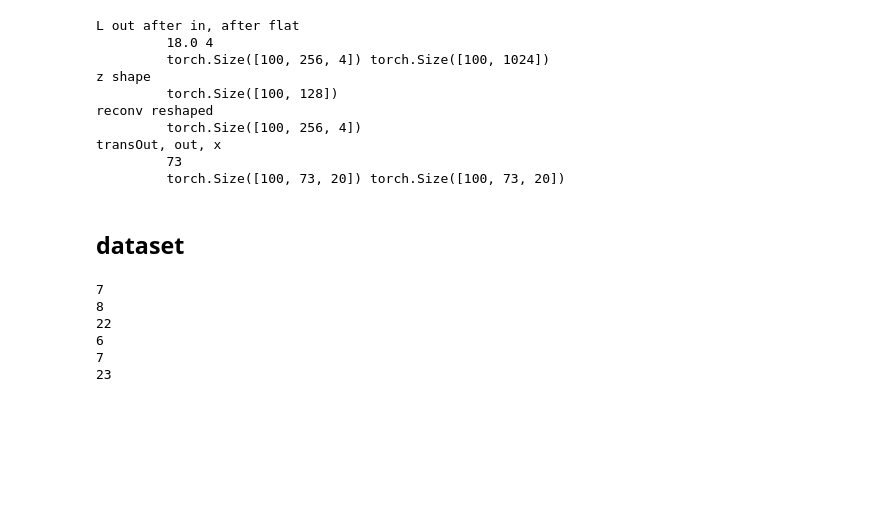
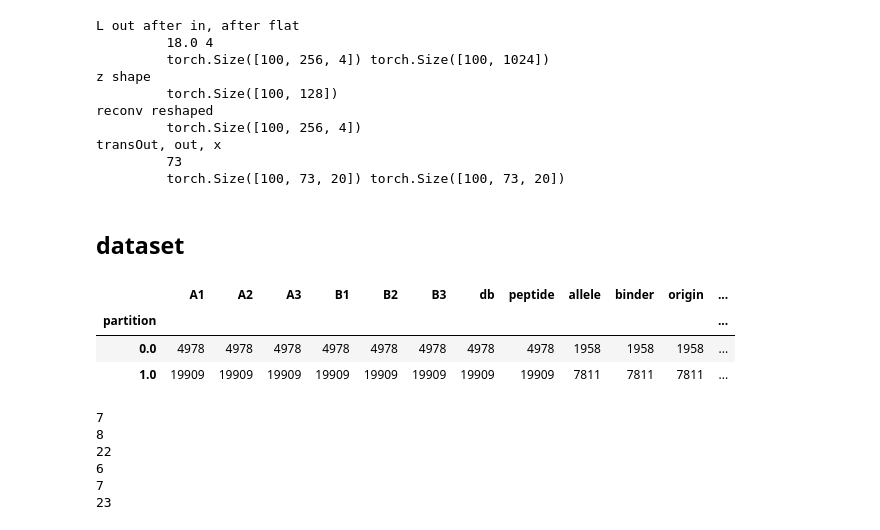
Before and after one commit to richieYT-wan/tclustr, a Jupyter notebook: notebooks/240424_CNNVAE.ipynb, the cells around one changed output. Drawn from its saved outputs; the diff is of its cells as text; code cells hidden in the pictures; blank space fills up the shorter version.

```diff
--- a/notebooks/240424_CNNVAE.ipynb
+++ b/notebooks/240424_CNNVAE.ipynb
@@ -715,8 +728,15 @@ mock_df.reset_index(inplace=True, drop=True)
 rand_idx = torch.randperm(len(mock_df))
 train_idx = rand_idx[:int(.8*len(mock_df))]
 valid_idx = rand_idx[len(train_idx):]
-mock_df.loc[train_idx]['partition'] = 1
-mock_df.loc[valid_idx]['partition'] = 0
+mock_df.loc[train_idx, 'partition'] = 1
+mock_df.loc[valid_idx, 'partition'] = 0
+# %%
+mock_df.groupby('partition').count()
+# %% [output]
+|  | A1 | A2 | A3 | B1 | B2 | B3 | db | peptide | allele | binder | origin | ... |
+| partition |  |  |  |  |  |  |  |  |  |  |  | ... |
+| 0.0 | 4978 | 4978 | 4978 | 4978 | 4978 | 4978 | 4978 | 4978 | 1958 | 1958 | 1958 | ... |
+| 1.0 | 19909 | 19909 | 19909 | 19909 | 19909 | 19909 | 19909 | 19909 | 7811 | 7811 | 7811 | ... |
 # %%
 for q in ['A1','A2','A3','B1','B2','B3']:
     print(mock_df[q].apply(len).max())
```
Also changed, not shown: parts of 3 cells of this notebook, 7 other files.
